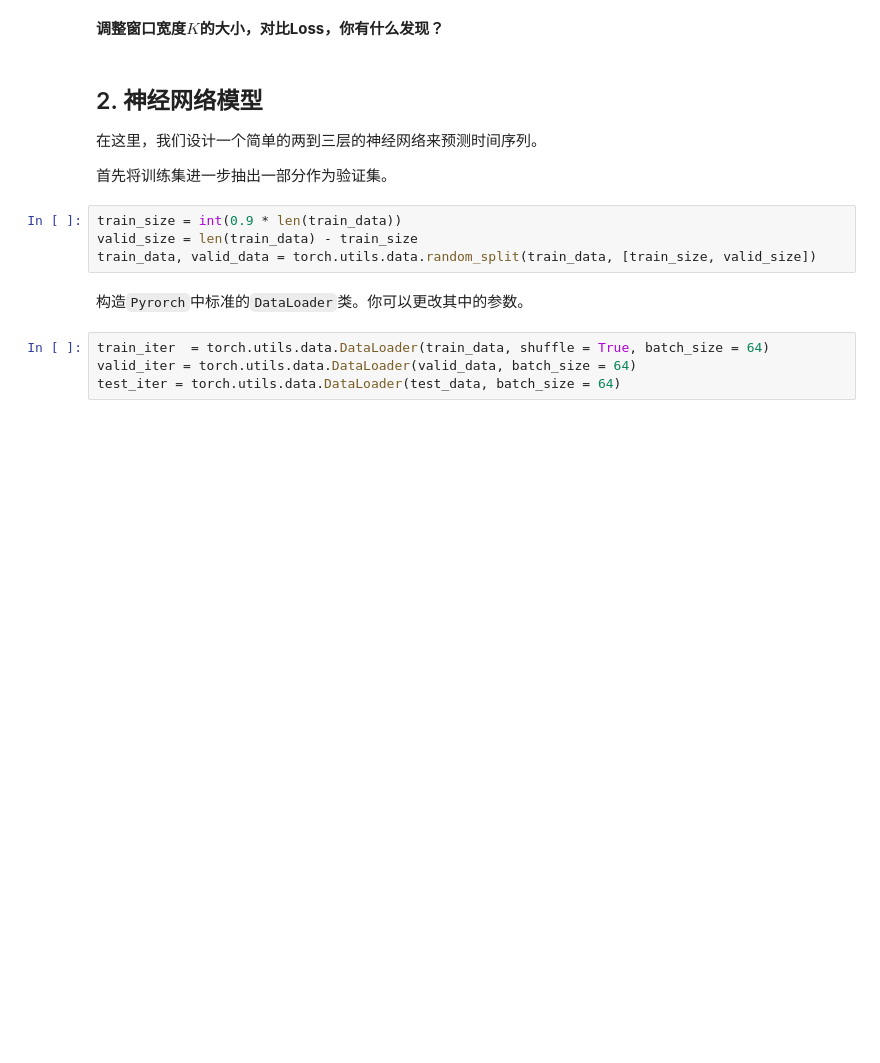
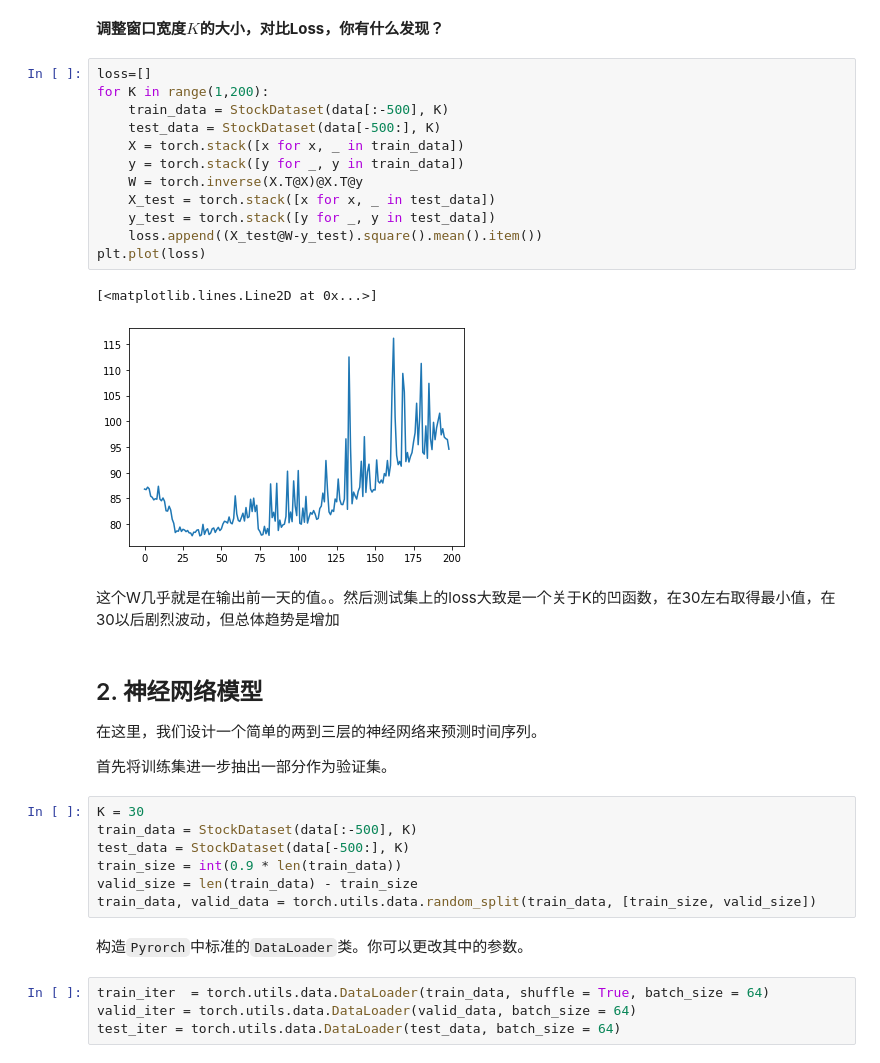
Before and after one commit to cppascalinux/pku_homework, a Jupyter notebook: week13/12.16作业-发布.ipynb, the cells around one changed output. Cells and saved outputs as stored; diff of their text form; blank space fills up the shorter version.

```diff
--- a/week13/12.16作业-发布.ipynb
+++ b/week13/12.16作业-发布.ipynb
@@ -88,4 +131,21 @@ W
 **调整窗口宽度$K$的大小，对比Loss，你有什么发现？**
+# %%
+loss=[]
+for K in range(1,200):
+    train_data = StockDataset(data[:-500], K)
+    test_data = StockDataset(data[-500:], K)
+    X = torch.stack([x for x, _ in train_data])
+    y = torch.stack([y for _, y in train_data])
+    W = torch.inverse(X.T@X)@X.T@y
+    X_test = torch.stack([x for x, _ in test_data])
+    y_test = torch.stack([y for _, y in test_data])
+    loss.append((X_test@W-y_test).square().mean().item())
+plt.plot(loss)
+# %% [output]
+[<matplotlib.lines.Line2D at 0x...>]
+[figure, added]
+# %% [markdown]
+这个W几乎就是在输出前一天的值。。然后测试集上的loss大致是一个关于K的凹函数，在30左右取得最小值，在30以后剧烈波动，但总体趋势是增加
 # %% [markdown]
 ## 2. 神经网络模型
 
@@ -93,6 +153,9 @@ W
 
 首先将训练集进一步抽出一部分作为验证集。
 # %%
+K = 30
+train_data = StockDataset(data[:-500], K)
+test_data = StockDataset(data[-500:], K)
 train_size = int(0.9 * len(train_data))
 valid_size = len(train_data) - train_size
 train_data, valid_data = torch.utils.data.random_split(train_data, [train_size, valid_size])
```
Also changed, not shown: parts of 19 cells of this notebook, 2 other files.
